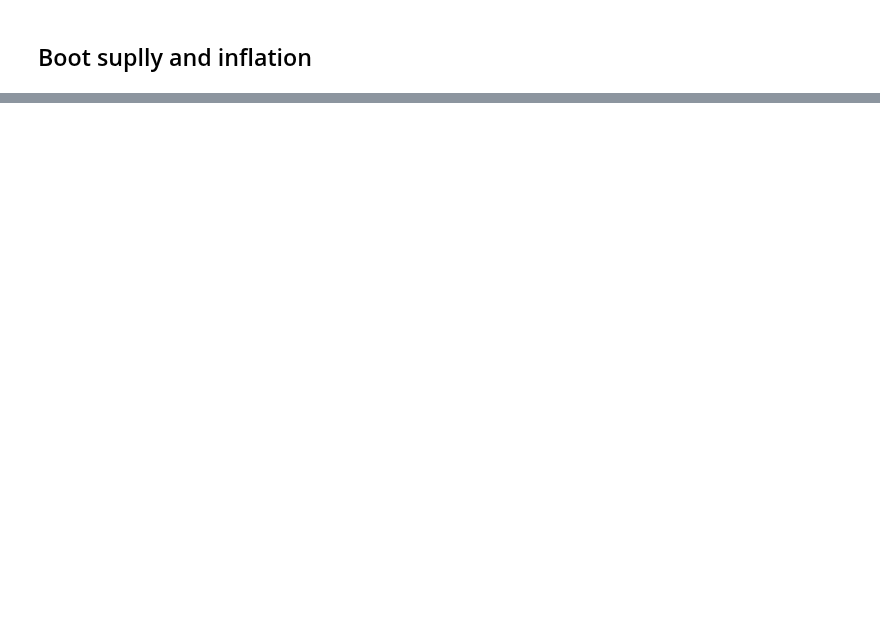
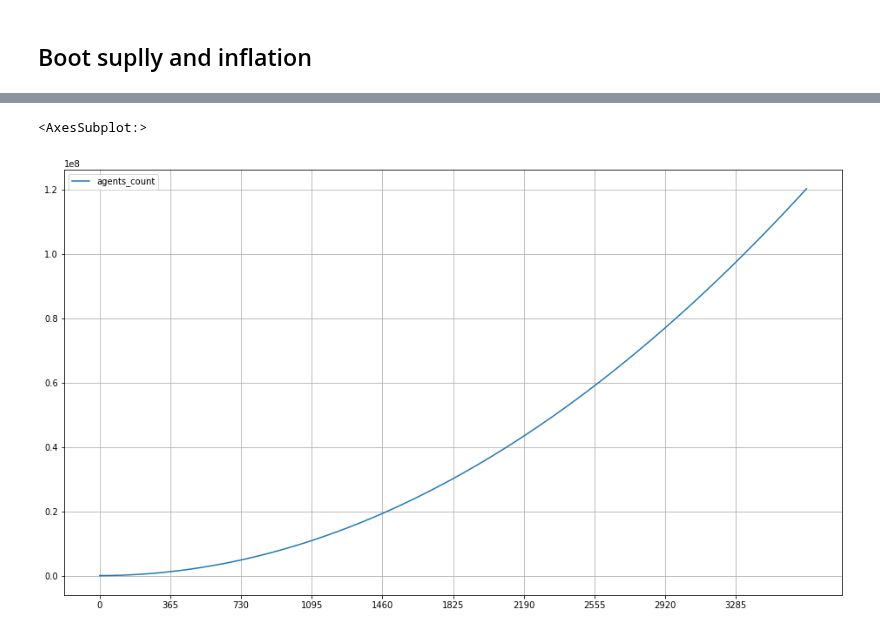
Before and after one commit to cybercongress/cybernomics, a Jupyter notebook: bostrom_simulation/simulation.ipynb, the cells around one changed output, grey strips where cells are left out. Saved outputs shown, nothing was run; the diff lists cells and outputs as text; code cells hidden in the pictures; blank space fills up the shorter version.

```diff
--- a/bostrom_simulation/simulation.ipynb
+++ b/bostrom_simulation/simulation.ipynb
@@ -206,0 +204,5 @@ boot_inflation_df.plot.line(ax=ax2, figsize=(16,9), style={'boot_inflation': 'y'
+# %%
+plot_df.plot(y='agents_count', figsize=(16, 9), xticks=range(0, 3650, 365), grid=True)
+# %% [output]
+<AxesSubplot:>
+[figure, added]
```
Also changed, not shown: parts of 26 cells of this notebook, 4 other files.
